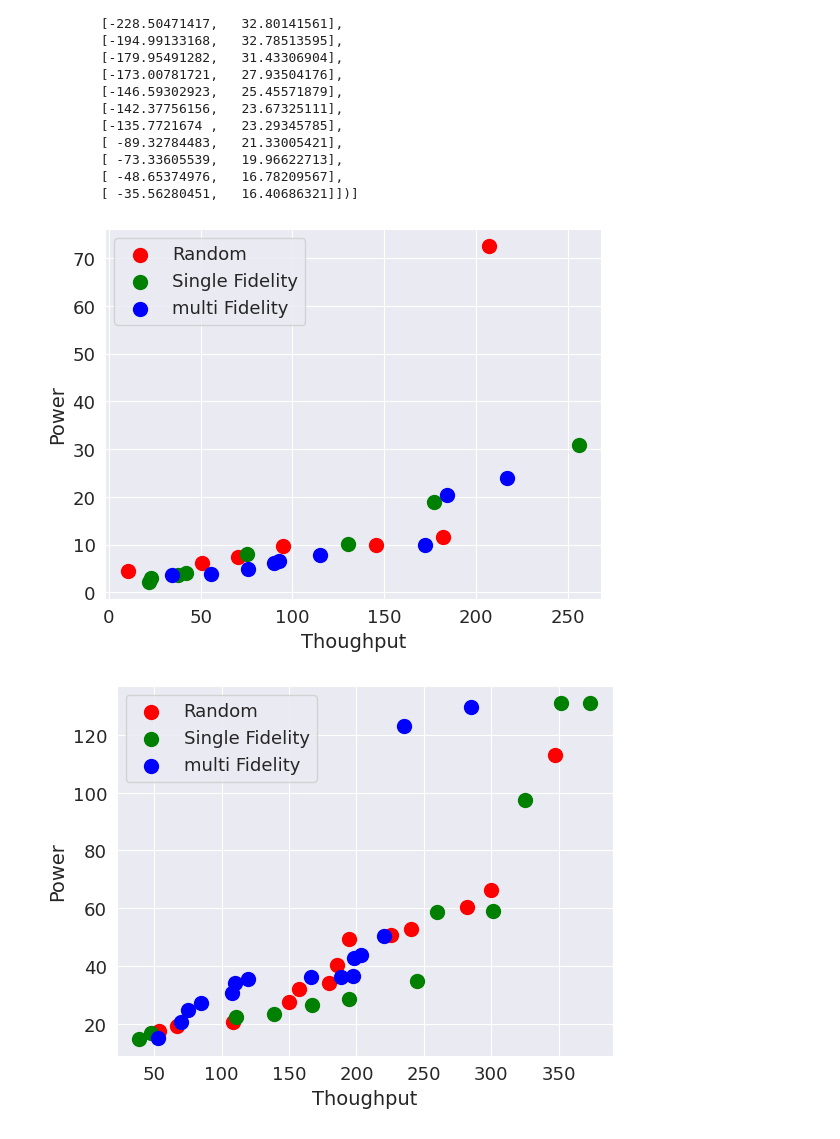
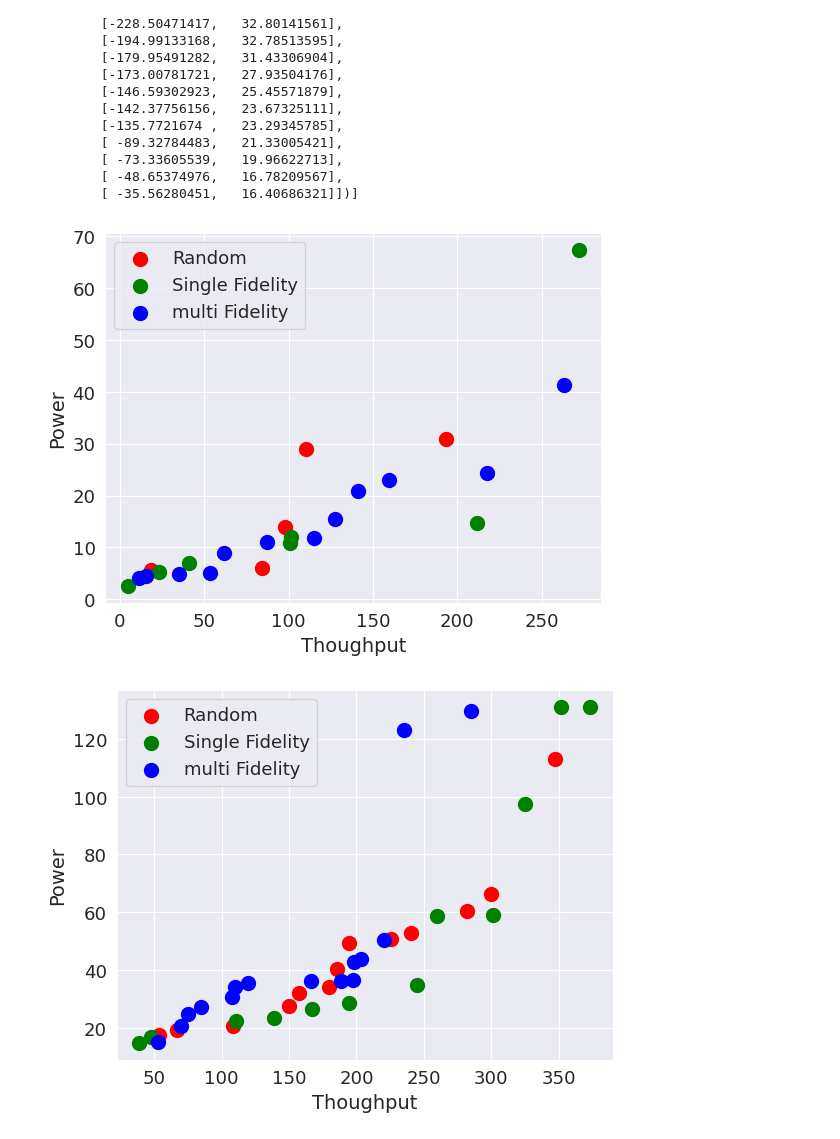
Before and after one commit to memory-of-star/wafer_scale_chip_dse_framework, a Jupyter notebook: run_full_space.ipynb, the cells around one changed output. Drawn from its saved outputs; the diff is of its cells as text; code cells hidden in the pictures.

Commit message:
multi objective

```diff
--- a/run_full_space.ipynb
+++ b/run_full_space.ipynb
@@ -7,13 +7,13 @@ import numpy as np
 # with open('./result/pickle/random_full_space_test.pickle') as f:
 #     histories_multi_fidelity = pickle.load(f)
 
-with open('./result/pickle/random_test_cm0_rt40_mr500.pickle', 'rb') as f:
+with open('./result/pickle/random_test_cm0_rt50_mr300.pickle', 'rb') as f:
     histories_random = pickle.load(f)
 
-with open('./result/pickle/multi_fidelity_test_cm0_rt10_mr100.pickle', 'rb') as f:
+with open('./result/pickle/multi_fidelity_test_cm0_rt50_mr300.pickle', 'rb') as f:
     histories_multi_fidelity = pickle.load(f)
 
-with open('./result/pickle/single_fidelity_test_cm0_rt10_mr50.pickle', 'rb') as f:
+with open('./result/pickle/single_fidelity_test_cm0_rt50_mr200.pickle', 'rb') as f:
     histories_single_fidelity = pickle.load(f)
 # histories_single_fidelity = parse_pickle.parse_pickle('single_fidelity_inner20_rt20_mr50', strategy='single_fidelity')
 # histories_random = parse_pickle.parse_pickle('random_inner20_rt20_mr50', strategy='random')
@@ -24,9 +24,9 @@ with open('./result/pickle/single_fidelity_test_cm0_rt10_mr50.pickle', 'rb') as
 
 # print(len(histories_multi_fidelity[0][0]))
 
-points_multi_fidelity, curve_highest_mean_multi_fidelity, pareto_front_multi_fidelity = plot.get_highest_mean_curve(histories_multi_fidelity, strategy='multi_fidelity')
-points_single_fidelity, curve_highest_mean_single_fidelity, pareto_front_single_fidelity = plot.get_highest_mean_curve(histories_single_fidelity, strategy='single_fidelity')
-points_random, curve_highest_mean_random, pareto_front_random = plot.get_highest_mean_curve(histories_random, strategy='random')
+points_multi_fidelity, curve_highest_mean_multi_fidelity, pareto_front_multi_fidelity = plot.get_highest_mean_curve(histories_multi_fidelity, strategy='multi_fidelity', iterations=200)
+points_single_fidelity, curve_highest_mean_single_fidelity, pareto_front_single_fidelity = plot.get_highest_mean_curve(histories_single_fidelity, strategy='single_fidelity', iterations=200)
+points_random, curve_highest_mean_random, pareto_front_random = plot.get_highest_mean_curve(histories_random, strategy='random', iterations=200)
 
 
 # curve_highest_mean_multi_fidelity = plot.get_highest_mean_curve(histories_multi_fidelity, strategy='multi_fidelity')
@@ -150,19 +170,19 @@ pareto_front_multi_fidelity
         [ -48.65374976,   16.78209567],
         [ -35.56280451,   16.40686321]])]
 # %%
-run_time = 0
+run_time = 6
 
 plt.scatter(-pareto_front_random[run_time][:, 0], pareto_front_random[run_time][:, 1], s=100, c='red', marker='o', label='Random')
 plt.scatter(-pareto_front_single_fidelity[run_time][:, 0], pareto_front_single_fidelity[run_time][:, 1], s=100, c='green', marker='o', label='Single Fidelity')
 plt.scatter(-pareto_front_multi_fidelity[run_time][:, 0], pareto_front_multi_fidelity[run_time][:, 1], s=100, c='blue', marker='o', label='multi Fidelity')
 
 plt.xlabel('Thoughput')
 plt.ylabel('Power')
 
 plt.legend()
 plt.show()
 # %% [output]
-[figure, old version]
+[figure, new version]
 # %%
 run_time = 5
 
```
Also changed, not shown: parts of 3 cells of this notebook, 7 other files.
